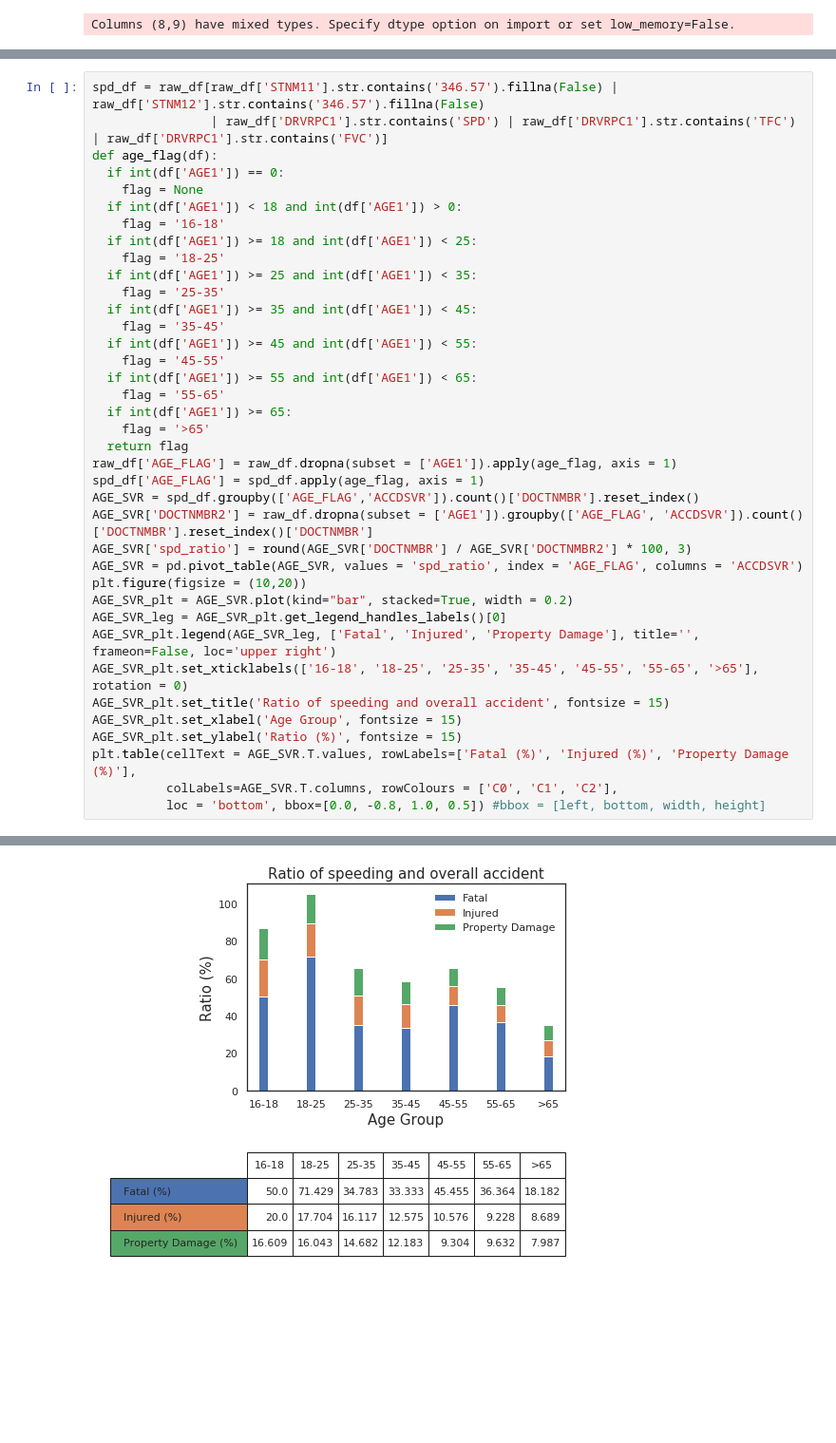
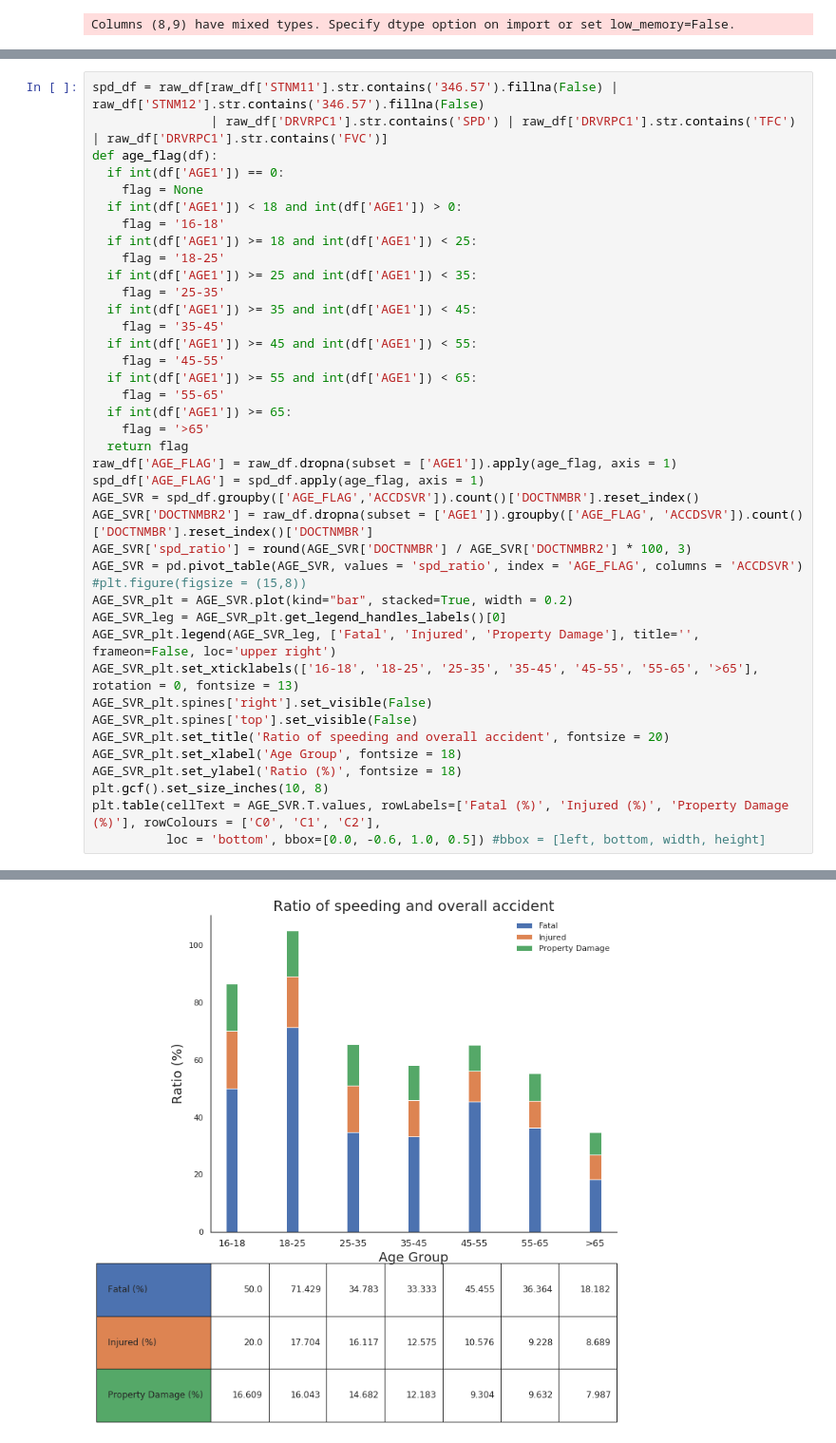
Before and after one commit to TongkaiYang/Vision-Zero-Madison, a Jupyter notebook: CS_638_weekly_plots_(10_10).ipynb, the cells around one changed output, grey strips where cells are left out. Shown at 95% size. Cells and saved outputs as stored; diff of their text form; blank space fills up the shorter version.

```diff
--- a/CS_638_weekly_plots_(10_10).ipynb
+++ b/CS_638_weekly_plots_(10_10).ipynb
@@ -51,17 +125,19 @@ AGE_SVR = spd_df.groupby(['AGE_FLAG','ACCDSVR']).count()['DOCTNMBR'].reset_index
 AGE_SVR['DOCTNMBR2'] = raw_df.dropna(subset = ['AGE1']).groupby(['AGE_FLAG', 'ACCDSVR']).count()['DOCTNMBR'].reset_index()['DOCTNMBR']
 AGE_SVR['spd_ratio'] = round(AGE_SVR['DOCTNMBR'] / AGE_SVR['DOCTNMBR2'] * 100, 3)
 AGE_SVR = pd.pivot_table(AGE_SVR, values = 'spd_ratio', index = 'AGE_FLAG', columns = 'ACCDSVR')
-plt.figure(figsize = (10,20))
+#plt.figure(figsize = (15,8))
 AGE_SVR_plt = AGE_SVR.plot(kind="bar", stacked=True, width = 0.2)
 AGE_SVR_leg = AGE_SVR_plt.get_legend_handles_labels()[0]
 AGE_SVR_plt.legend(AGE_SVR_leg, ['Fatal', 'Injured', 'Property Damage'], title='', frameon=False, loc='upper right')
-AGE_SVR_plt.set_xticklabels(['16-18', '18-25', '25-35', '35-45', '45-55', '55-65', '>65'], rotation = 0)
-AGE_SVR_plt.set_title('Ratio of speeding and overall accident', fontsize = 15)
-AGE_SVR_plt.set_xlabel('Age Group', fontsize = 15)
-AGE_SVR_plt.set_ylabel('Ratio (%)', fontsize = 15)
-plt.table(cellText = AGE_SVR.T.values, rowLabels=['Fatal (%)', 'Injured (%)', 'Property Damage (%)'],
-          colLabels=AGE_SVR.T.columns, rowColours = ['C0', 'C1', 'C2'],
-          loc = 'bottom', bbox=[0.0, -0.8, 1.0, 0.5]) #bbox = [left, bottom, width, height]
+AGE_SVR_plt.set_xticklabels(['16-18', '18-25', '25-35', '35-45', '45-55', '55-65', '>65'], rotation = 0, fontsize = 13)
+AGE_SVR_plt.spines['right'].set_visible(False)
+AGE_SVR_plt.spines['top'].set_visible(False)
+AGE_SVR_plt.set_title('Ratio of speeding and overall accident', fontsize = 20)
+AGE_SVR_plt.set_xlabel('Age Group', fontsize = 18)
+AGE_SVR_plt.set_ylabel('Ratio (%)', fontsize = 18)
+plt.gcf().set_size_inches(10, 8)
+plt.table(cellText = AGE_SVR.T.values, rowLabels=['Fatal (%)', 'Injured (%)', 'Property Damage (%)'], rowColours = ['C0', 'C1', 'C2'],
+          loc = 'bottom', bbox=[0.0, -0.6, 1.0, 0.5]) #bbox = [left, bottom, width, height]
 # %% [output]
 A value is trying to be set on a copy of a slice from a DataFrame.
 Try using .loc[row_indexer,col_indexer] = value instead
@@ -72 +147 @@ See the caveats in the documentation: http://pandas.pydata.org/pandas-docs/stabl
-[figure, old version]
+[figure, new version]
```
Also changed, not shown: parts of 7 cells of this notebook.
